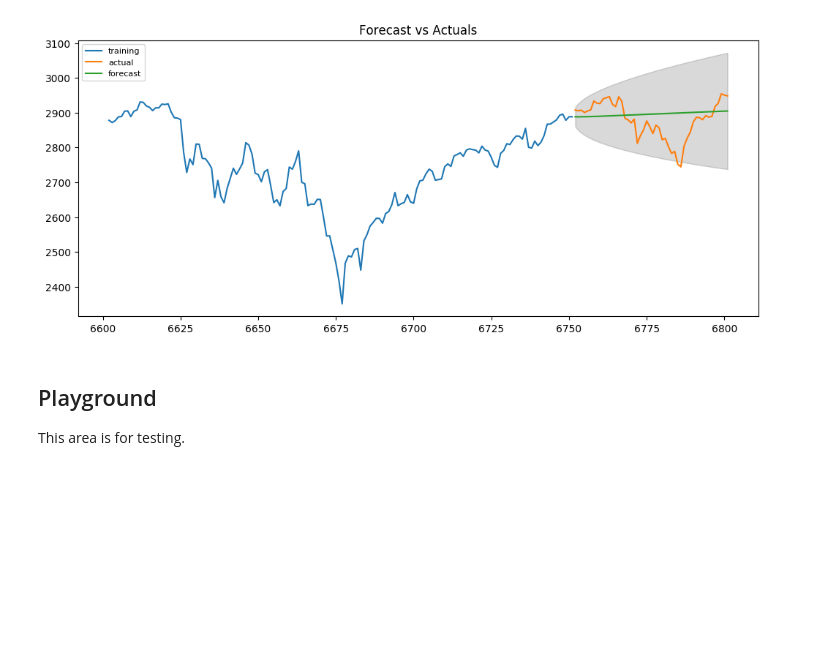
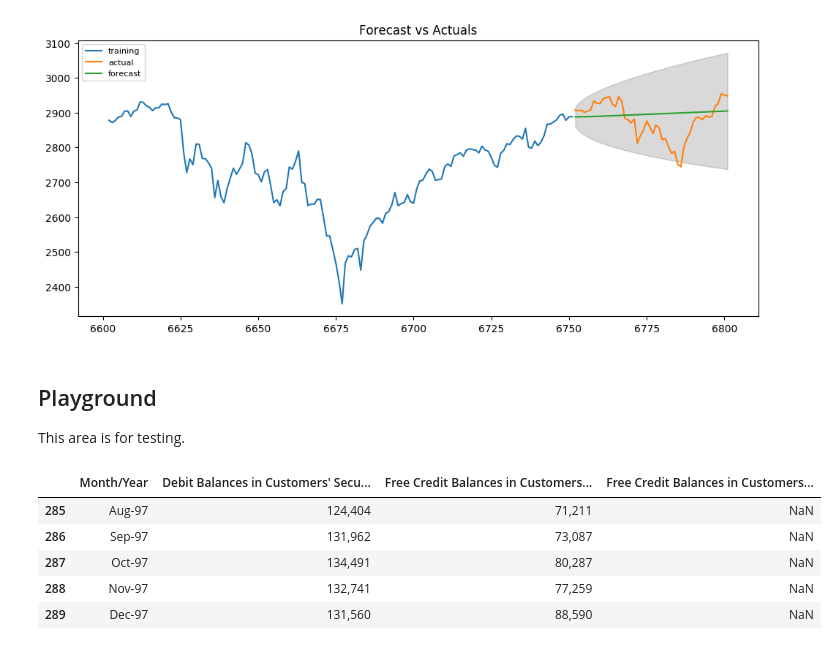
Before and after one commit to black-swan-2/VIX_Master, a Jupyter notebook: VIX_Master.ipynb, the cells around one changed output. Drawn from its saved outputs; the diff is of its cells as text; code cells hidden in the pictures; blank space fills up the shorter version.

```diff
--- a/VIX_Master.ipynb
+++ b/VIX_Master.ipynb
@@ -495,3 +495,14 @@ plt.show()
 ## Playground
 
 This area is for testing.
+# %%
+margin = pd.read_csv('month_over_month_margin_balances.csv')
+# %%
+margin.tail()
+# %% [output]
+|  | Month/Year | Debit Balances in Customers' Secu... | Free Credit Balances in Customers... | Free Credit Balances in Customers... |
+| 285 | Aug-97 | 124,404 | 71,211 | NaN |
+| 286 | Sep-97 | 131,962 | 73,087 | NaN |
+| 287 | Oct-97 | 134,491 | 80,287 | NaN |
+| 288 | Nov-97 | 132,741 | 77,259 | NaN |
+| 289 | Dec-97 | 131,560 | 88,590 | NaN |
```
Also changed, not shown: parts of 3 cells of this notebook, 3 other files.
